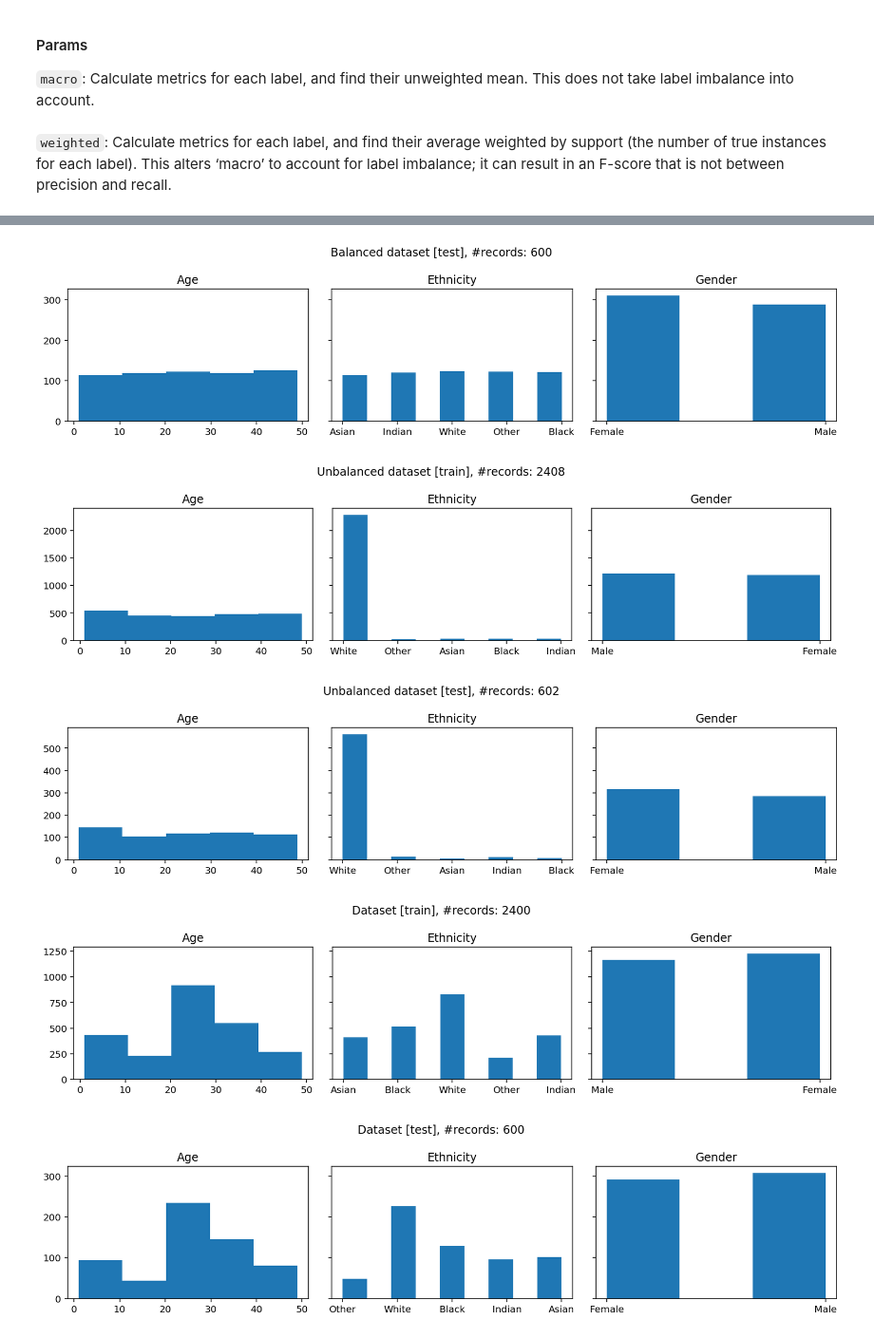
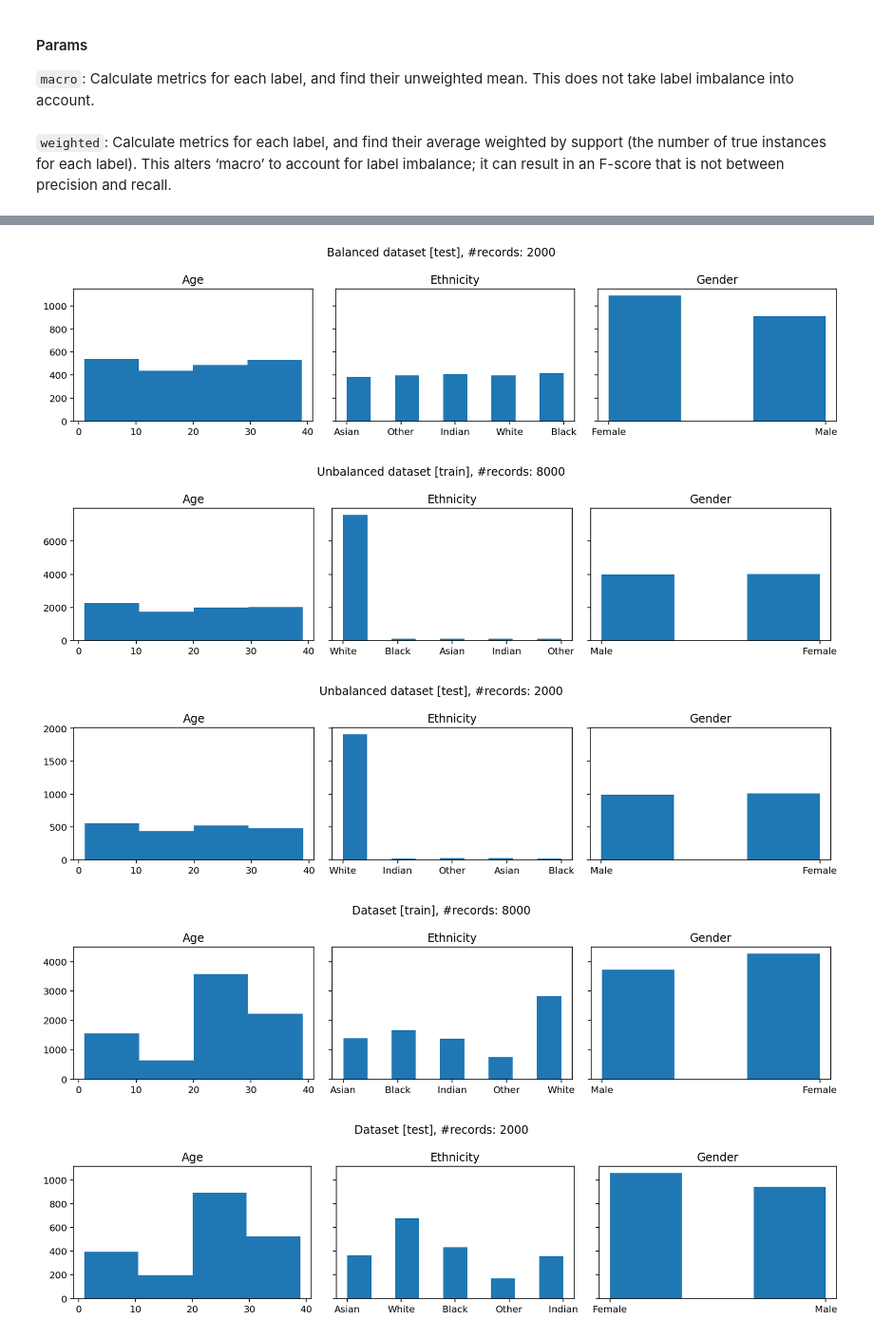
Before and after one commit to Roy160398/-Z-Fed---A-ZKP-Federated-Framework-to-Support-Balanced-Learning, a Jupyter notebook: age-recognition.ipynb, the cells around one changed output, grey strips where cells are left out. Shown: that part at 95% size. Drawn from its saved outputs; the diff is of its cells as text; code cells hidden in the pictures.

```diff
--- a/age-recognition.ipynb
+++ b/age-recognition.ipynb
@@ -33,3 +23,14 @@ p.update({
+# %%
+p.update({
+
+    #Age range
+    'age_min' : 0,
+    'age_max' : 39,
+
+    #Number of data samples
+    'data_samples' : 10000,
+
+})
 # %% [markdown]
 ### Read data
 # %%
@@ -48,9 +49,3 @@ def ethnicity_age_filter(df, e, age_min, age_max):
 
 def ethnicity_gender_age_filter(df, i, j, age_min, age_max):
     return ethnicity_gender_filter(df, i, j) & age_filter(df, age_min, age_max)
-# %%
-df = df.loc[age_filter(df, p['age_min'], p['age_max'])]
-df['ethnicity'] = df['ethnicity'].map(p['ETHNICITIES'])
-df['gender'] = df['gender'].map(p['GENDERS'])
-df[p['feature_to_use']] = df[p['feature_to_use']]\
-        .apply(lambda x: np.array(x.split(), dtype='float32'))
@@ -154,17 +127,6 @@ def evaluate_ethnicity(dataset, ethnicity, df_test, model):
 def evaluate_all_ethnicities(dataset, df_test, model):
     scores = [evaluate_ethnicity(dataset, e, df_test, model) for e in p['ETHNICITIES'].values()]
     return dict(zip(p['ETHNICITIES'].values(), scores))
-
-def one_hot_to_num(oh):
-    M = max(oh)
-    return oh.index(M)
-
-def convert_output(y_out):
-    out = []
-    for i in range(len(y_out)):
-        label = one_hot_to_num(list(y_out[i][0][0]))
-        out += [one_hot(label * p['age_bins'], p['bins']())]
-    return out
 # %% [markdown]
 ### F1 Score
 #### Params
@@ -191,9 +153,19 @@ def predict_and_evaluate(df, model, exp_id):
 def compare_model_behaviour(df_list, model_list, exp_ids):
     return [predict_and_evaluate(df_list[i], model_list[i], exp_ids[i]) for i in range(len(df_list))]
 # %%
+dfs = [
+    balanced_df,
+    unbalanced_df,
+    df.sample(p['data_samples'], random_state=p['seed'])
+]
+
+models = [standard_nn()] * len(dfs)
+
+exp_ids = ['Balanced dataset', 'Unbalanced dataset', 'Dataset']
+
 metrics = compare_model_behaviour(
-    [balanced_df, unbalanced_df, df.sample(p['data_samples'], random_state=p['seed'])],
-    [standard_nn()] * 3,
-    exp_ids=['Balanced dataset', 'Unbalanced dataset', 'Dataset']
+    dfs,
+    models,
+    exp_ids
 )
 # %% [output]
@@ -201,8 +173,8 @@ metrics = compare_model_behaviour(
-[figure, old version]
+[figure, new version]
-[figure, old version]
+[figure, new version]
-[figure, old version]
+[figure, new version]
-[figure, old version]
+[figure, new version]
-[figure, old version]
+[figure, new version]
 # %%
 def get_metrics_data(metrics):
     metrics_df = pd.DataFrame()
```
Also changed, not shown: parts of 12 cells of this notebook, 3 other files.
